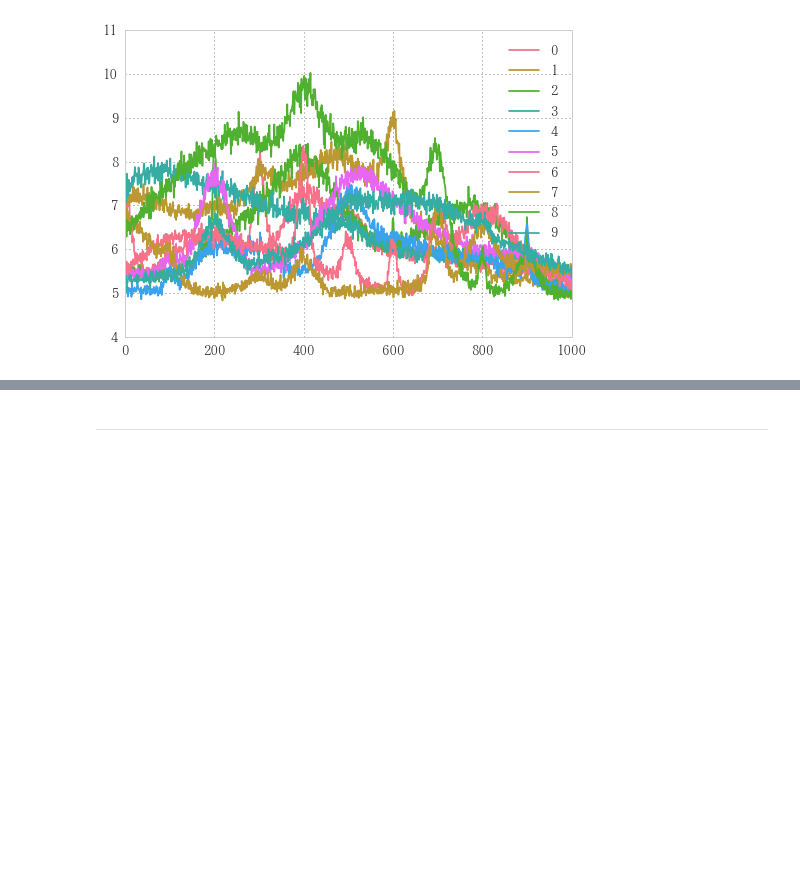
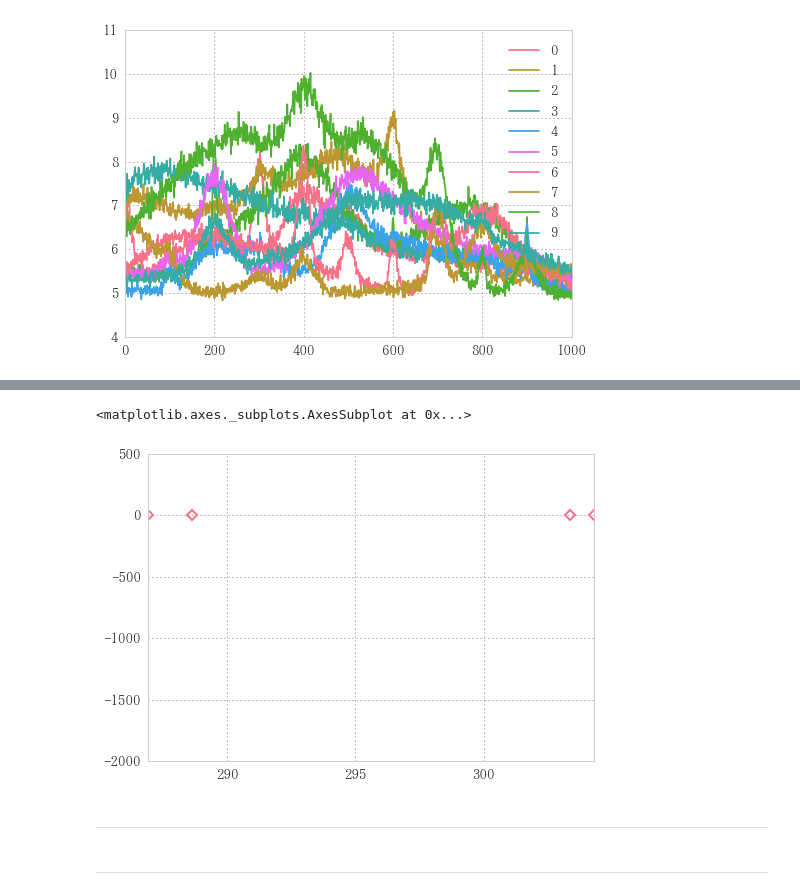
Before and after one commit to u1and0/SAtraceFit, a Jupyter notebook: fit_lab/fit_lab.ipynb, the cells around one changed output, grey strips where cells are left out. Drawn from its saved outputs; the diff is of its cells as text; code cells hidden in the pictures; blank space fills up the shorter version.

```diff
--- a/fit_lab/fit_lab.ipynb
+++ b/fit_lab/fit_lab.ipynb
@@ -488,0 +553,13 @@ Bfit
+# %%
+def choice(array, center, span):
+    """特定の範囲を抜き出す
+    引数:
+        array: 抜き出し対象のarrayっぽいの(arraylike)
+        center: 抜き出し中央(float)
+        span: 抜き出しスパン(float)
+    戻り値:
+        rarray:
+    """
+    x1 = int(center - span / 2)
+    x2 = int(center + span / 2)
+    return array[x1:x2]
@@ -488,0 +609,8 @@ Bfit
+# %%
+ch = (220, 200)  # 中央値220でスパン200で取り出したい
+dfe = df.apply(choice,axis=1, args=ch)  # 抜き出し
+fita = dfe.apply(fit, axis=1, args=param)  # フィッティング
+# フィッティング結果の整理
+result = np.array([i[0] for i in fita])
+plt_pnt = np.apply_along_axis(defit, 1, result)
+plt_pnt_se = pd.Series(plt_pnt.T[1], index=plt_pnt.T[0])
@@ -489,3 +653,11 @@ Bfit
+# %%
+# df.T.plot(cmap='gray')
+plt_pnt_se.plot(style='D', mew=2, fillstyle='none')
+# %% [output]
+<matplotlib.axes._subplots.AxesSubplot at 0x...>
+[figure, added]
+# %% [markdown]
+___
 # %% [markdown]
 ___
 # %%
```
Also changed, not shown: parts of 44 cells of this notebook, 27 other files.
